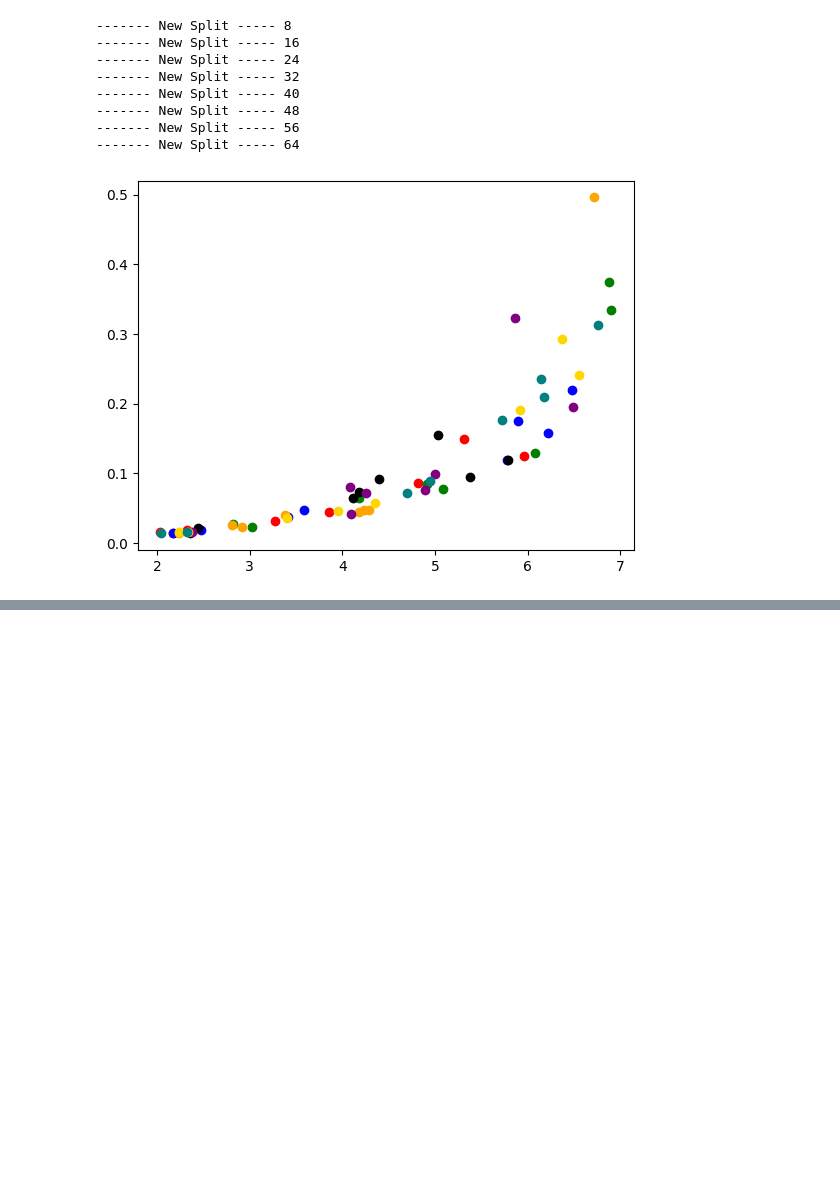
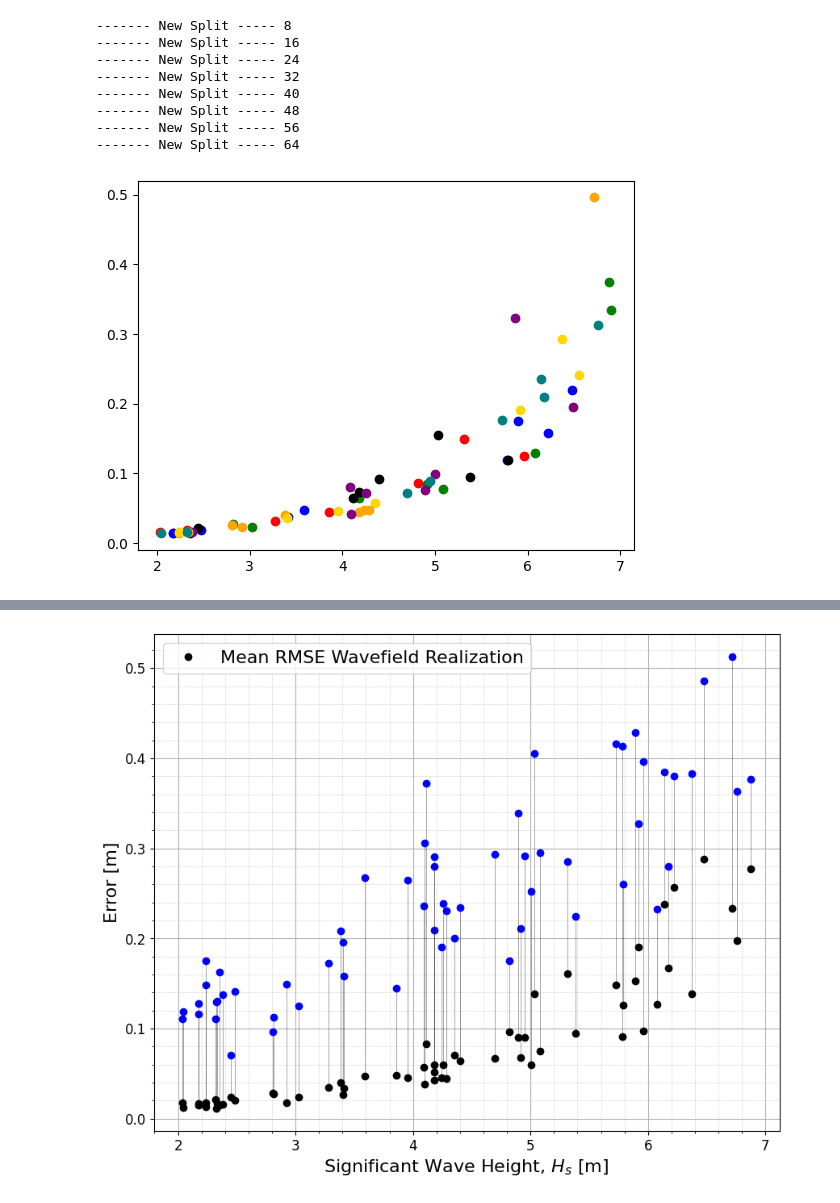
Before and after one commit to VegardBaa/HOSim, a Jupyter notebook: ML/1d_machine_learning.ipynb, the cells around one changed output, grey strips where cells are left out. Saved outputs shown, nothing was run; the diff lists cells and outputs as text; code cells hidden in the pictures; blank space fills up the shorter version.

```diff
--- a/ML/1d_machine_learning.ipynb
+++ b/ML/1d_machine_learning.ipynb
@@ -323,0 +306,69 @@ plt.show()
+# %%
+fontsize=16
+
+Hs_result = []
+Tp_result = []
+gamma_result = []
+RMS_result = []
+MAE_result = []
+error_result = []
+index_result = []
+
+for index in range(64):
+    data = np.load(f"save/1d_physical_{index}.npz")
+    y_hat_ = data["y"]
+    if np.isnan(y_hat_).sum() != 0: continue
+    y_train_ = data["y_test"]
+    y_ = irfft(y_hat_)
+
+    error = y_train_[cut_index:cut_index_2] - y_[-1, 0, cut_index:cut_index_2]
+    RMSE = np.sqrt(np.mean(error**2))
+    MAE = np.mean(np.abs(error))
+    if RMSE > 0.7:
+        continue
+
+    print(index, RMSE)
+
+    Hs_result.append(Hs[index])
+    Tp_result.append(Tp[index])
+    gamma_result.append(gamma[index])
+    RMS_result.append(RMSE)
+    MAE_result.append(MAE)
+    error_result.append(error)
+    index_result.append(index)
+
+    # plt.plot(y[-1, 0], "--", color="k")
+    # plt.plot(y_train, "-", color="k")
+    # plt.xlim(cut_index, cut_index_2)
+    # plt.show()
+
+Hs_result = np.array(Hs_result)
+Tp_result = np.array(Tp_result)
+RMS_result = np.array(RMS_result)
+MAE_result = np.array(MAE_result)
+error_result = np.array(error_result)
+
+fig, ax = plt.subplots(figsize=(10, 8))  # returns both fig and ax
+for i, index in enumerate(index_result):
+    error = y_pred[index, 0, cut_index:cut_index_2] - y[index, 0, cut_index:cut_index_2]
+    plt.plot([Hs_result[i], Hs_result[i]], [np.sqrt(np.mean(error**2)), RMS_result[i]], color='k', alpha=0.5, linewidth=0.5)
+    if index == 0:
+        plt.plot(Hs[index], np.sqrt(np.mean(error**2)), 'o', color="k", label="Mean RMSE Wavefield Realization")
+    else:
+        plt.plot(Hs[index], np.sqrt(np.mean(error**2)), 'o', color="k")
+
+    plt.plot(Hs_result[i], RMS_result[i], 'o', color="b")
+
+
+
+ax.grid(True, which='major', linewidth=0.8)
+ax.minorticks_on()
+ax.grid(True, which='minor', linestyle=':', linewidth=0.5)
+ax.tick_params(labelsize=12)
+plt.ylabel('Error [m]', fontsize=fontsize)
+plt.xlabel('Significant Wave Height, $H_s$ [m]', fontsize=fontsize)
+plt.legend(fontsize=fontsize)
+# plt.savefig("results/1d_error_per_wavefield.pdf", dpi=300, bbox_inches='tight')
+plt.show()
+# plt.plot(np.mean(np.abs(y_pred[0, :, cut_index:cut_index_2] - y[0, :, cut_index:cut_index_2]), axis=1))
+# %% [output]
@@ -323,0 +392 @@ plt.show()
+[figure, added]
```
Also changed, not shown: parts of 8 cells of this notebook, 2 other files.
